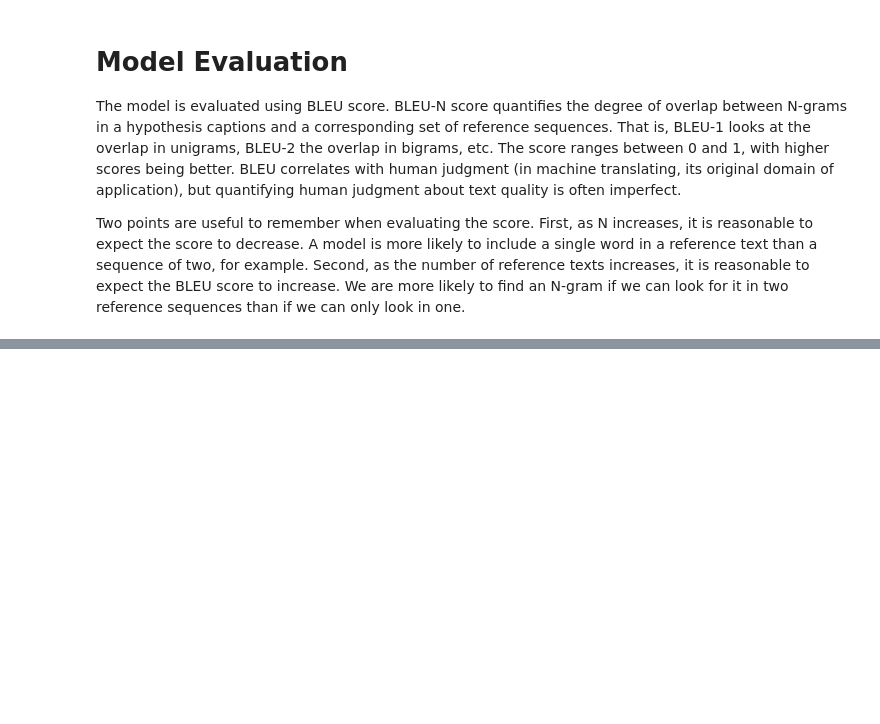
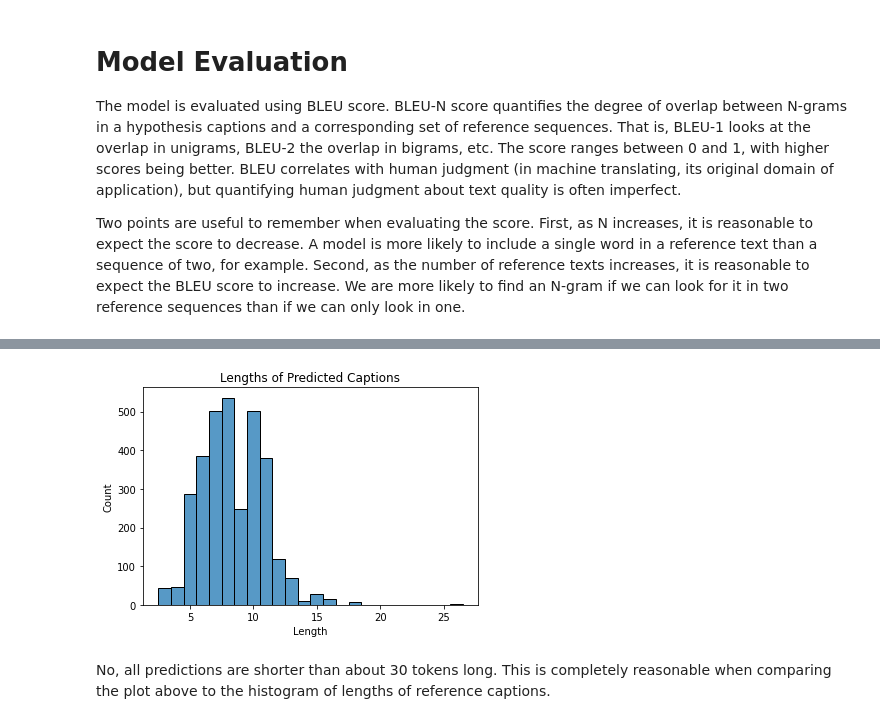
Before and after one commit to penichols10/transformer_captions_flikr8k, a Jupyter notebook: flickr30k ViT.ipynb, the cells around one changed output, grey strips where cells are left out. Drawn from its saved outputs; the diff is of its cells as text; code cells hidden in the pictures; blank space fills up the shorter version.

```diff
--- a/flickr30k ViT.ipynb
+++ b/flickr30k ViT.ipynb
@@ -688,17 +688,18 @@ The model is evaluated using BLEU score. BLEU-N score quantifies the degree of o
 
 Two points are useful to remember when evaluating the score. First, as N increases, it is reasonable to expect the score to decrease. A model is more likely to include a single word in a reference text than a sequence of two, for example. Second, as the number of reference texts increases, it is reasonable to expect the BLEU score to increase. We are more likely to find an N-gram if we can look for it in two reference sequences than if we can only look in one.
 # %%
+# Predict capttions for every image in the test set
 pred_caption_dict = {}
 for id in tqdm(test_ids):
     img_loc = 'flickr30k_images/'+id
-    pred_caption_dict[id] = get_caption(img_loc, from_features=True)
+    pred_caption_dict[id] = get_caption(img_loc, from_features=True, return_tokens=True)
 # %%
 references = []
 hypotheses = []
 for id in test_ids:
-    true_captions = [caption_list for caption_list in  df_captions[df_captions['image_name'] == id]['comment'].values]
+    true_captions = [caption_list[1:-1] for caption_list in  df_captions[df_captions['image_name'] == id]['comment'].values] # Slicing exclude START and END
     references.append(true_captions)
-    hypotheses.append(word_tokenize(pred_caption_dict[id]))
+    hypotheses.append(pred_caption_dict[id])
 # %%
 bleu_1 = corpus_bleu(references, hypotheses, weights=(1.0, 0, 0, 0))
 bleu_2 = corpus_bleu(references, hypotheses, weights=(0.5, 0.5, 0, 0))
@@ -719,0 +721,10 @@ This model is outperformed by the RNN model. The transformer architecture encode
+# %%
+pred_lengths = [len(caption) for caption in hypotheses]
+sns.histplot(pred_lengths, discrete=True)
+plt.title('Lengths of Predicted Captions')
+plt.xlabel('Length')
+plt.show()
+# %% [output]
+[figure, added]
+# %% [markdown]
+No, all predictions are shorter than about 30 tokens long. This is completely reasonable when comparing the plot above to the histogram of lengths of reference captions.
```
Also changed, not shown: parts of 30 cells of this notebook, 1 other file.
